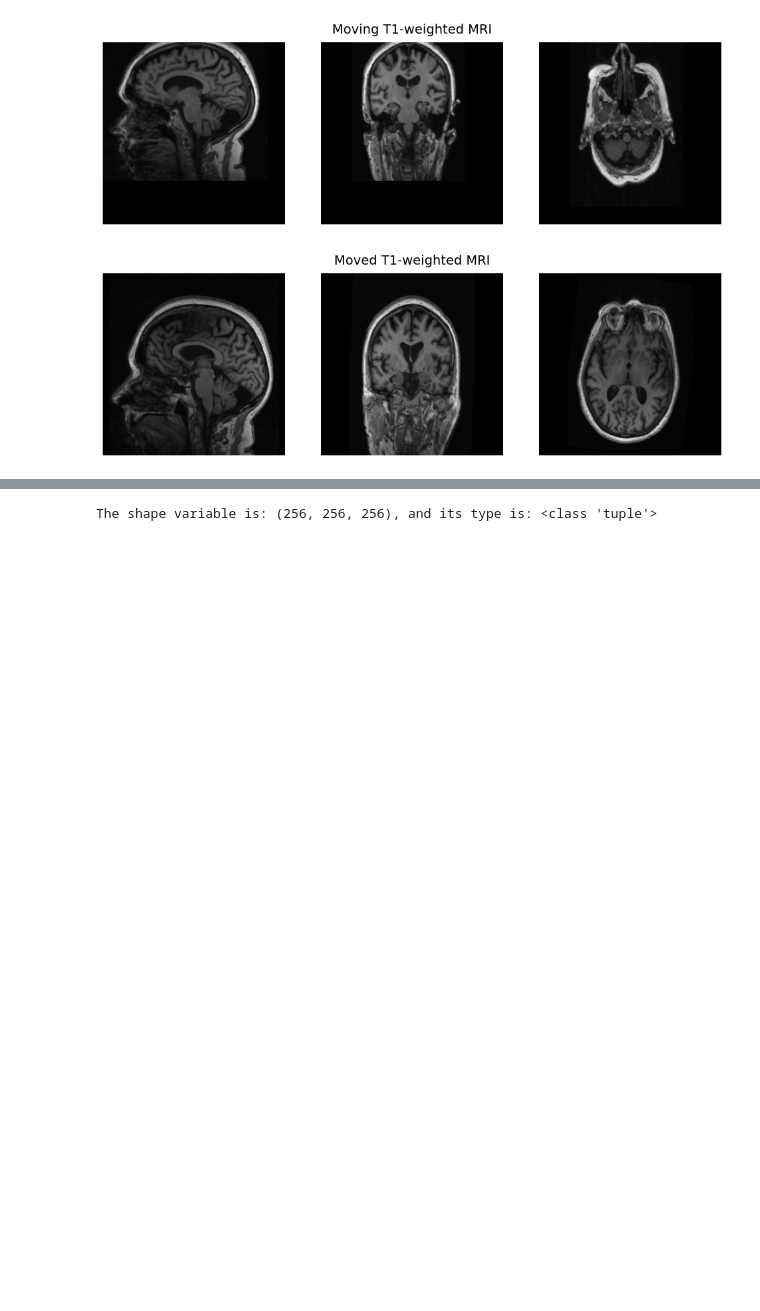
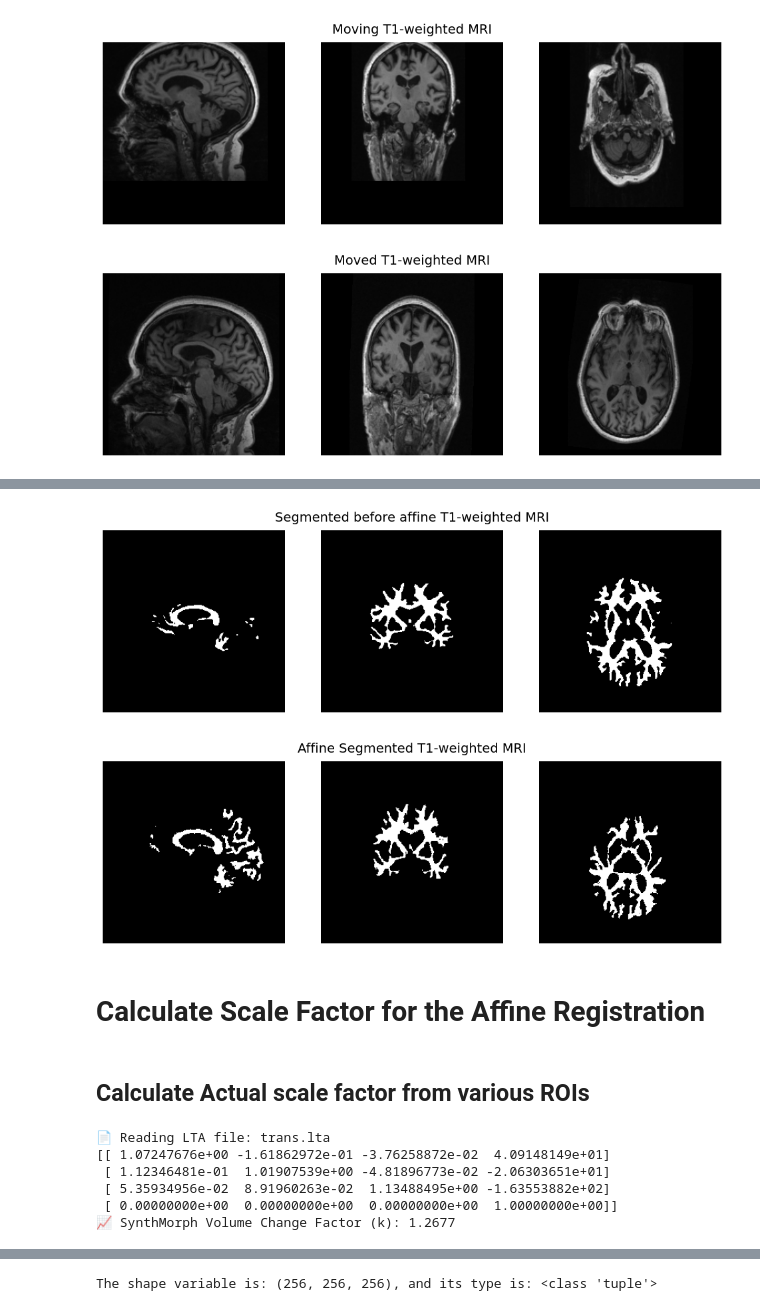
Before and after one commit to akisg/DL_RAVENS, a Jupyter notebook: RAVENS_MRI_Pipeline.ipynb, the cells around one changed output, grey strips where cells are left out. Drawn from its saved outputs; the diff is of its cells as text; code cells hidden in the pictures; blank space fills up the shorter version.

```diff
--- a/RAVENS_MRI_Pipeline.ipynb
+++ b/RAVENS_MRI_Pipeline.ipynb
@@ -205,0 +363,18 @@ show(t1_moved, title='Moved T1-weighted MRI')
+# %%
+# Apply the affine step to the segmentation
+
+seg_affine_moved = "output/segmented_affine_moved.nii.gz"
+# seg_affine_moving = "output/segmented/Img2/Img2_Seg.nii.gz"
+seg_affine_moving = "output/csf_binary_mask.nii.gz"
+
+
+if affine == 'synthmorph':
+
+    # Apply an existing transform to an image
+    cmd = f'mri_synthmorph apply -m nearest trans.lta {seg_affine_moving} {seg_affine_moved}'
+
+    if not os.path.exists(seg_affine_moved):
+        print(f'About to run: {cmd}')
+        os.system(cmd)
+    else:
+        print(f'Out file exists, skip: {seg_affine_moved}')
@@ -205,0 +399,9 @@ show(t1_moved, title='Moved T1-weighted MRI')
+# %%
+t1_seg_before = sf.load_volume(seg_affine_moving).resample_like(t1_seg)
+show(t1_seg_before, title='Segmented before affine T1-weighted MRI')
+
+t1_seg = sf.load_volume(seg_affine_moved).reshape(shape).reorient('ILP')
+show(t1_seg, title='Affine Segmented T1-weighted MRI')
+# %% [output]
+[figure, added]
+[figure, added]
@@ -205,0 +419,4 @@ show(t1_moved, title='Moved T1-weighted MRI')
+# %% [markdown]
+# Calculate Scale Factor for the Affine Registration
+# %% [markdown]
+## Calculate Actual scale factor from various ROIs
@@ -205,0 +490,30 @@ show(t1_moved, title='Moved T1-weighted MRI')
+# %%
+if affine == 'flirt':
+    flirt_filepath = "mean_T1.mat"
+    with open(flirt_filepath, "w") as f:
+        f.write(flirt_mat_content)
+
+    # Process the FLIRT file
+    flirt_matrix = parse_flirt_mat_file(flirt_filepath)
+    if flirt_matrix is not None:
+        k_flirt = calculate_volume_change_from_matrix(flirt_matrix)
+        print(f"📈 FLIRT Volume Change Factor (k): {k_flirt:.4f}\n")
+
+elif affine == "synthmorph":
+    lta_filepath = "trans.lta"
+    # with open(lta_filepath, "w") as f:
+    #     f.write(lta_file_content)
+
+    # Process the SynthMorph/LTA file
+    lta_matrix = parse_freesurfer_lta_file(lta_filepath)
+    print(lta_matrix)
+    if lta_matrix is not None:
+        k_lta = calculate_volume_change_from_matrix(lta_matrix)
+        print(f"📈 SynthMorph Volume Change Factor (k): {k_lta:.4f}\n")
+# %% [output]
+📄 Reading LTA file: trans.lta
+[[ 1.07247676e+00 -1.61862972e-01 -3.76258872e-02  4.09148149e+01]
+ [ 1.12346481e-01  1.01907539e+00 -4.81896773e-02 -2.06303651e+01]
+ [ 5.35934956e-02  8.91960263e-02  1.13488495e+00 -1.63553882e+02]
+ [ 0.00000000e+00  0.00000000e+00  0.00000000e+00  1.00000000e+00]]
+📈 SynthMorph Volume Change Factor (k): 1.2677
```
Also changed, not shown: parts of 42 cells of this notebook.
